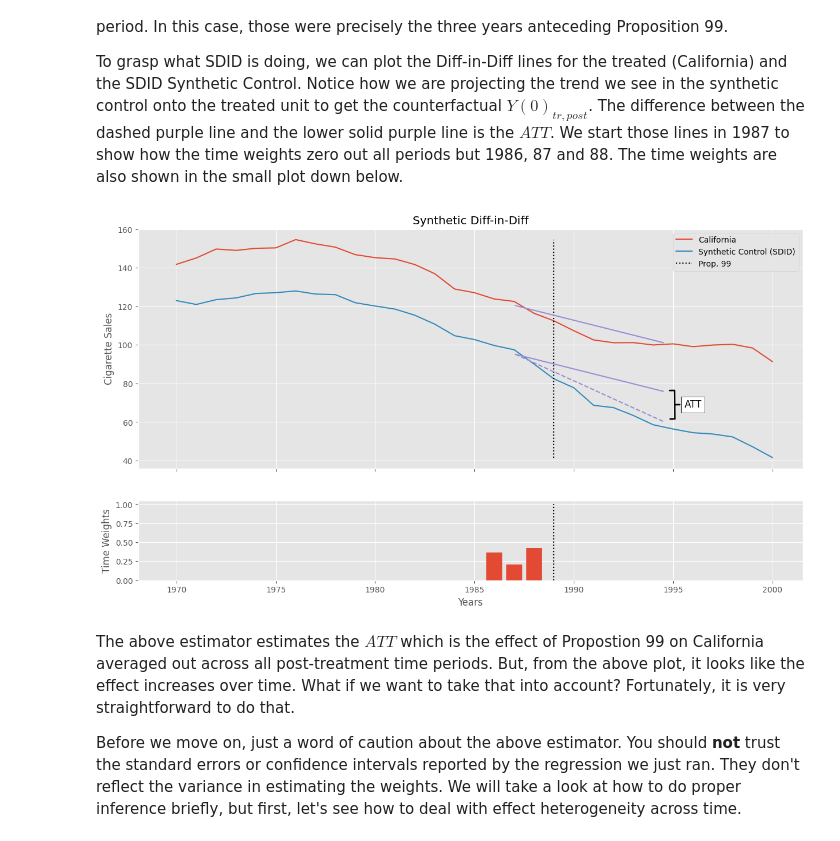
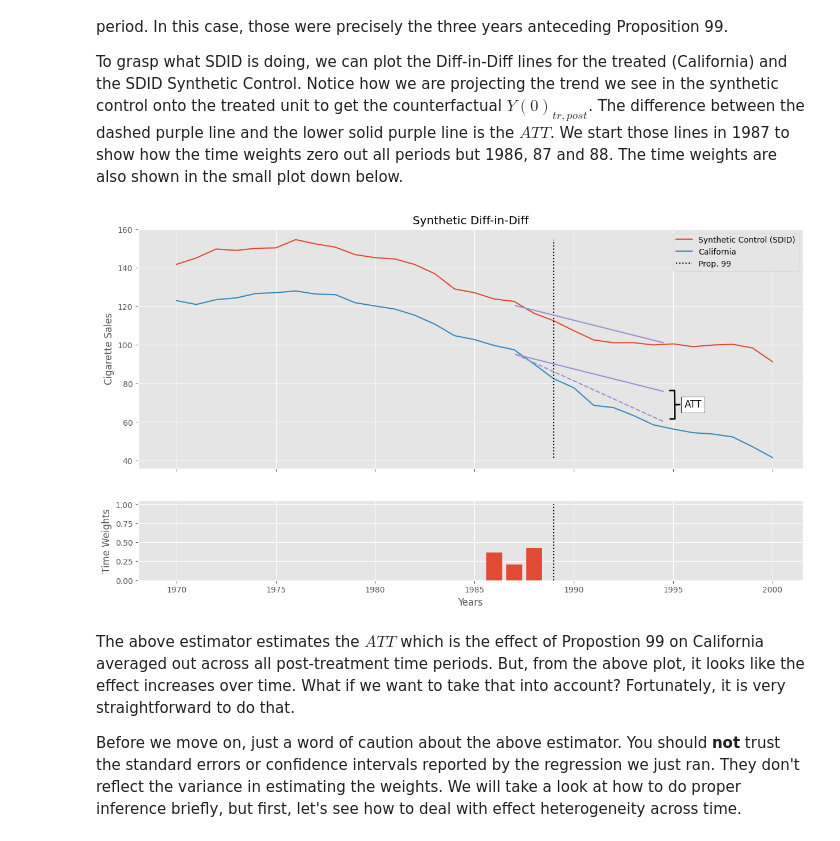
Before and after one commit to AluminumShark/python-causality-handbook, a Jupyter notebook: causal-inference-for-the-brave-and-true/25-Synthetic-Diff-in-Diff.ipynb, the cells around one changed output. Drawn from its saved outputs; the diff is of its cells as text; code cells hidden in the pictures.

```diff
--- a/causal-inference-for-the-brave-and-true/25-Synthetic-Diff-in-Diff.ipynb
+++ b/causal-inference-for-the-brave-and-true/25-Synthetic-Diff-in-Diff.ipynb
@@ -654,36 +654,36 @@ avg_post_period = 1989 + (2000 - 1989) / 2
 
 fig, (ax1, ax2) = plt.subplots(2, 1, figsize=(15,8), sharex=True, gridspec_kw={'height_ratios': [3, 1]})
 
-ax1.plot(data_piv.index, sc_did, label="California")
-ax1.plot(data_piv.index, data_piv["california"], label="Synthetic Control (SDID)")
+ax1.plot(data_piv.index, sc_did, label="Synthetic Control (SDID)")
+ax1.plot(data_piv.index, data_piv["california"], label="California")
 ax1.vlines(1989, data_piv["california"].min(), sc_did.max(), color="black", ls="dotted", label="Prop. 99")
 
 pre_sc = did_model.params["Intercept"]
 post_sc = pre_sc + did_model.params["after_treatment"]
 pre_treat = pre_sc + did_model.params["treated"]
 post_treat = post_sc + did_model.params["treated"] + did_model.params["after_treatment:treated"]
 
 sc_did_y0 = pre_treat + (post_sc - pre_sc)
 
 ax1.plot([avg_pre_period, avg_post_period], [pre_sc, post_sc], color="C2")
 ax1.plot([avg_pre_period, avg_post_period], [pre_treat, post_treat], color="C2", ls="dashed")
 ax1.plot([avg_pre_period, avg_post_period], [pre_treat, sc_did_y0], color="C2")
 
 ax1.annotate('ATT', xy=(1995, 69), xytext=(1996, 66.5),
             fontsize=12, ha='center', va='bottom',
             bbox=dict(boxstyle='square', fc='white', color='k'),
             arrowprops=dict(arrowstyle='-[, widthB=1.5, lengthB=0.5', lw=2.0, color='k'))
 
 ax1.legend()
 ax1.set_title("Synthetic Diff-in-Diff")
 ax1.set_ylabel("Cigarette Sales")
 
 ax2.bar(time_weights.index, time_weights)
 ax2.vlines(1989, 0, 1, color="black", ls="dotted")
 ax2.set_ylabel("Time Weights")
 ax2.set_xlabel("Years");
 # %% [output]
-[figure, old version]
+[figure, new version]
 # %% [markdown]
 The above estimator estimates the $ATT$ which is the effect of Propostion 99 on California averaged out across all post-treatment time periods. But, from the above plot, it looks like the effect increases over time. What if we want to take that into account? Fortunately, it is very straightforward to do that.
 
```
Also changed, not shown: parts of 2 cells of this notebook.
